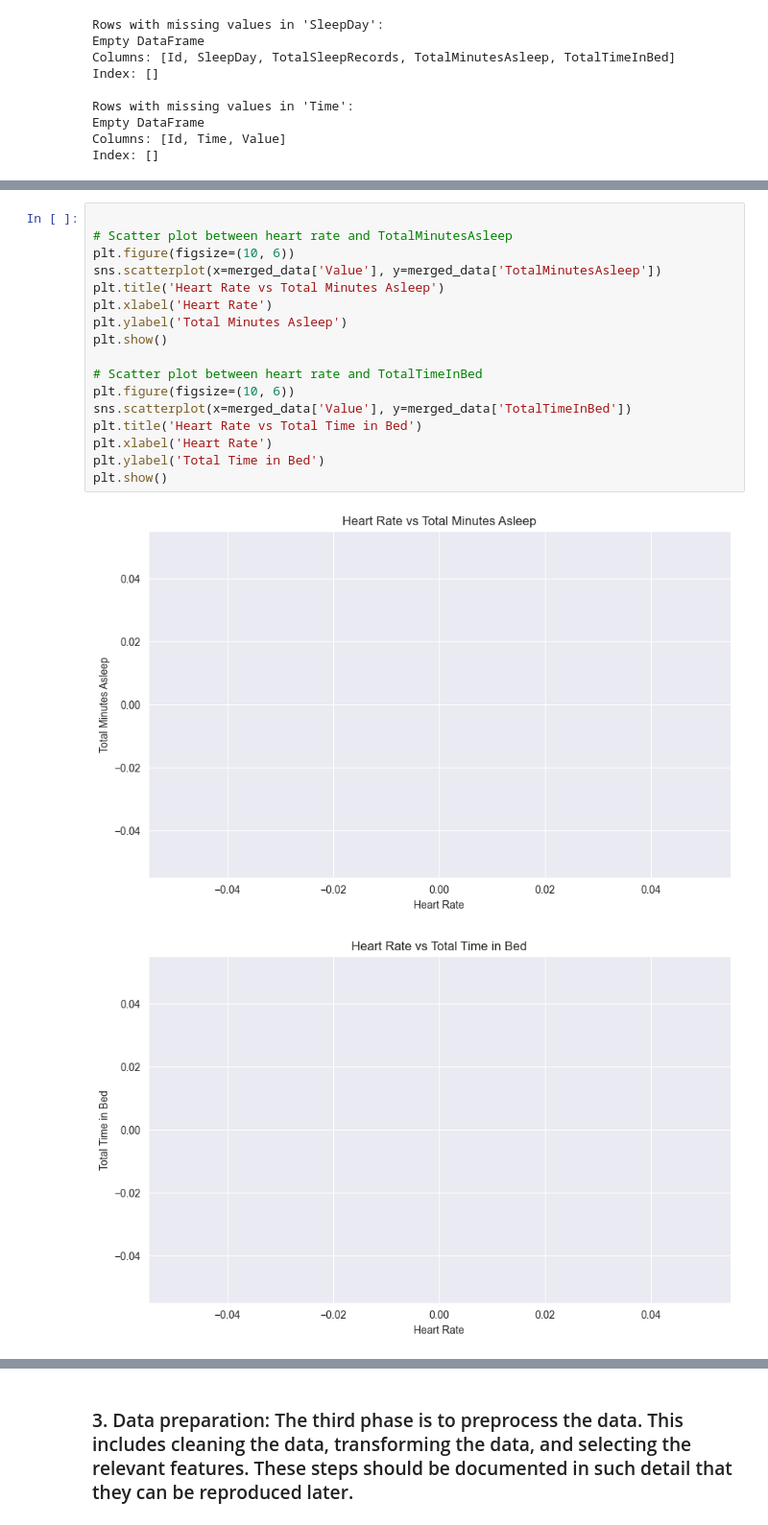
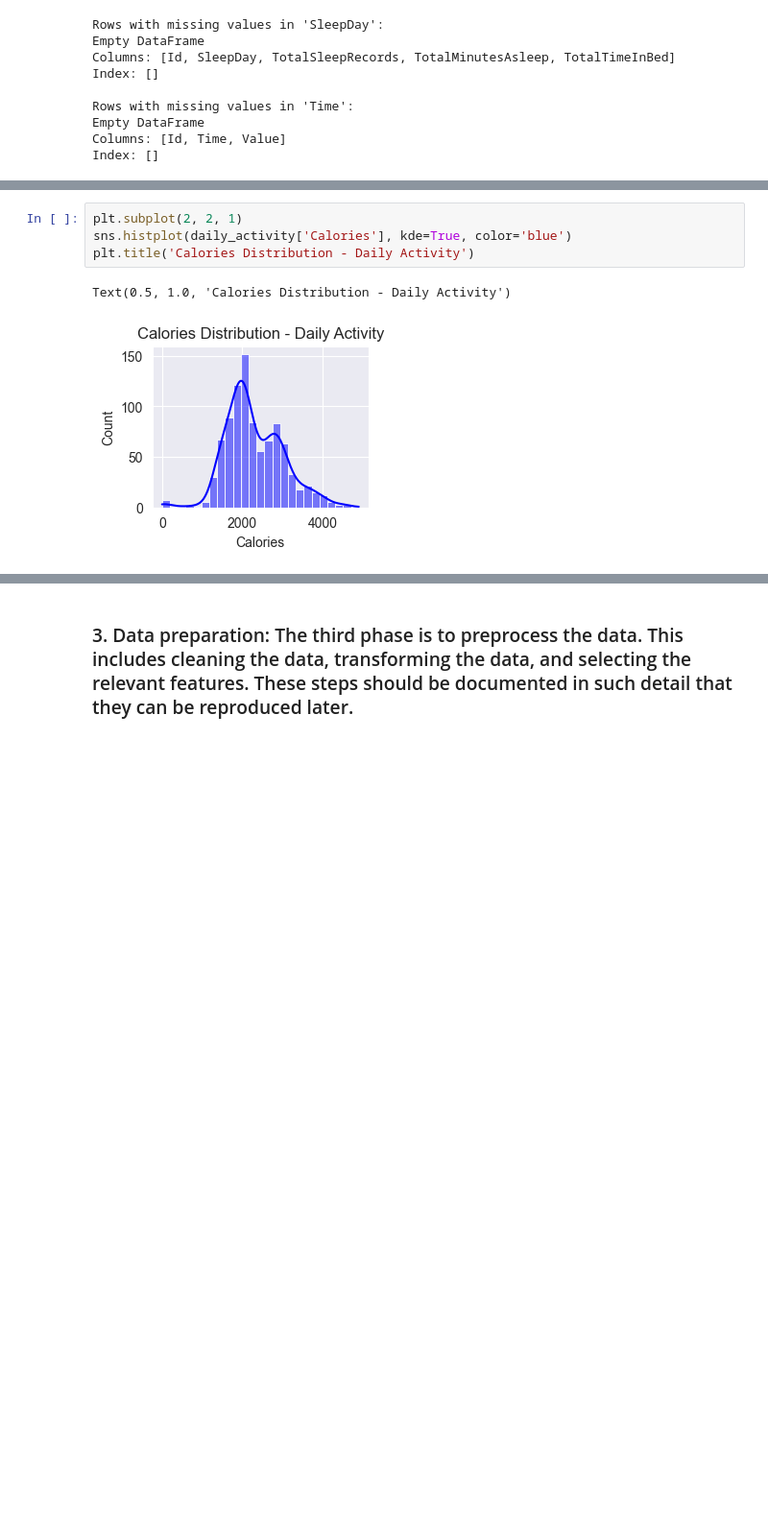
Before and after one commit to kismet85/dkkoAssignments, a Jupyter notebook: Projekti/Uni_ja_liikuntatottumukset.ipynb, the cells around one changed output, grey strips where cells are left out. Shown at 96% size. Cells and saved outputs as stored; diff of their text form; blank space fills up the shorter version.

```diff
--- a/Projekti/Uni_ja_liikuntatottumukset.ipynb
+++ b/Projekti/Uni_ja_liikuntatottumukset.ipynb
@@ -169,21 +213,8 @@ TotalTimeInBed        NaN            0.930457        1.000000
 # %%
-
-# Scatter plot between heart rate and TotalMinutesAsleep
-plt.figure(figsize=(10, 6))
-sns.scatterplot(x=merged_data['Value'], y=merged_data['TotalMinutesAsleep'])
-plt.title('Heart Rate vs Total Minutes Asleep')
-plt.xlabel('Heart Rate')
-plt.ylabel('Total Minutes Asleep')
-plt.show()
-
-# Scatter plot between heart rate and TotalTimeInBed
-plt.figure(figsize=(10, 6))
-sns.scatterplot(x=merged_data['Value'], y=merged_data['TotalTimeInBed'])
-plt.title('Heart Rate vs Total Time in Bed')
-plt.xlabel('Heart Rate')
-plt.ylabel('Total Time in Bed')
-plt.show()
+plt.subplot(2, 2, 1)
+sns.histplot(daily_activity['Calories'], kde=True, color='blue')
+plt.title('Calories Distribution - Daily Activity')
 # %% [output]
+Text(0.5, 1.0, 'Calories Distribution - Daily Activity')
-[figure, old version]
+[figure, new version]
-[figure, removed]
 # %%
```
Also changed, not shown: parts of 24 cells of this notebook.
